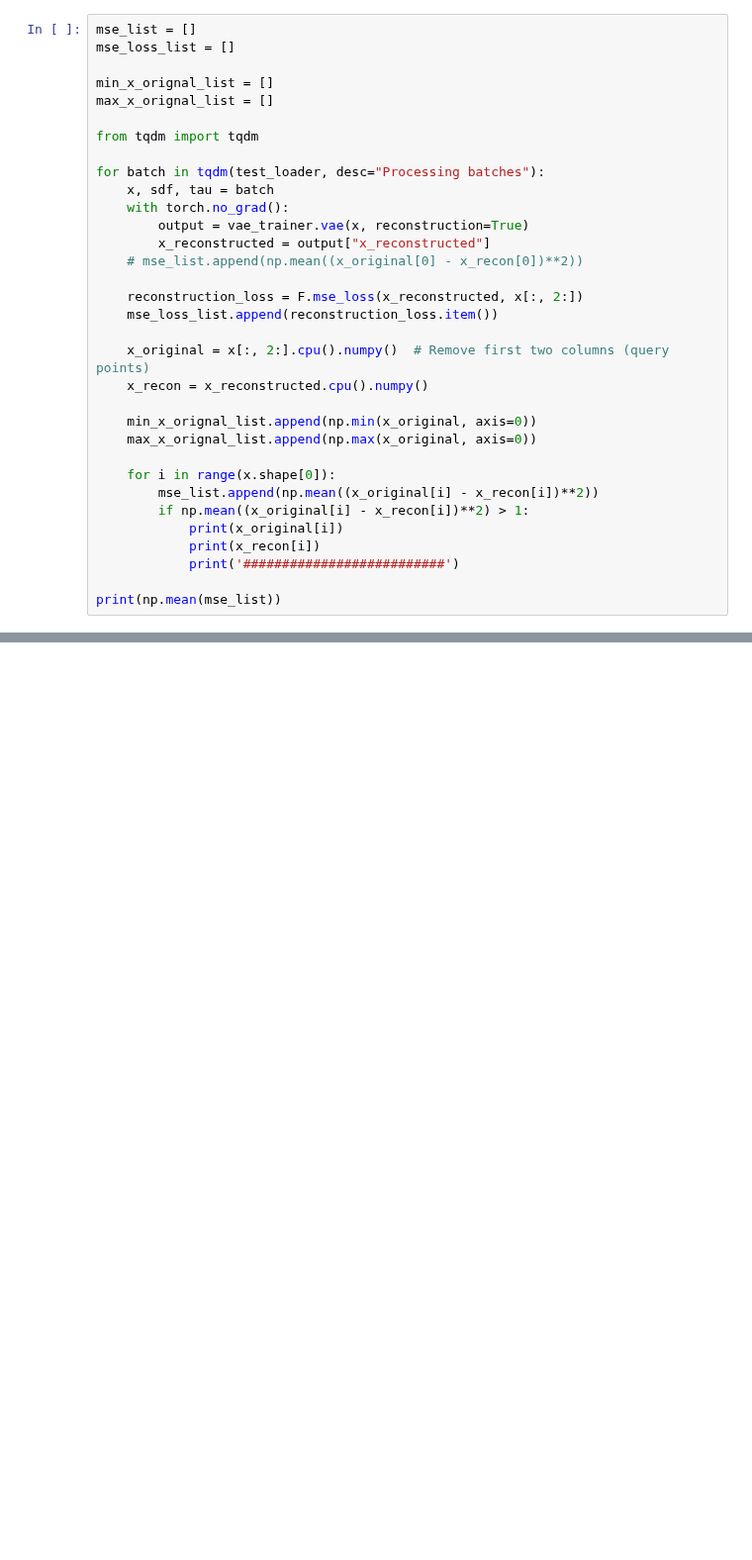
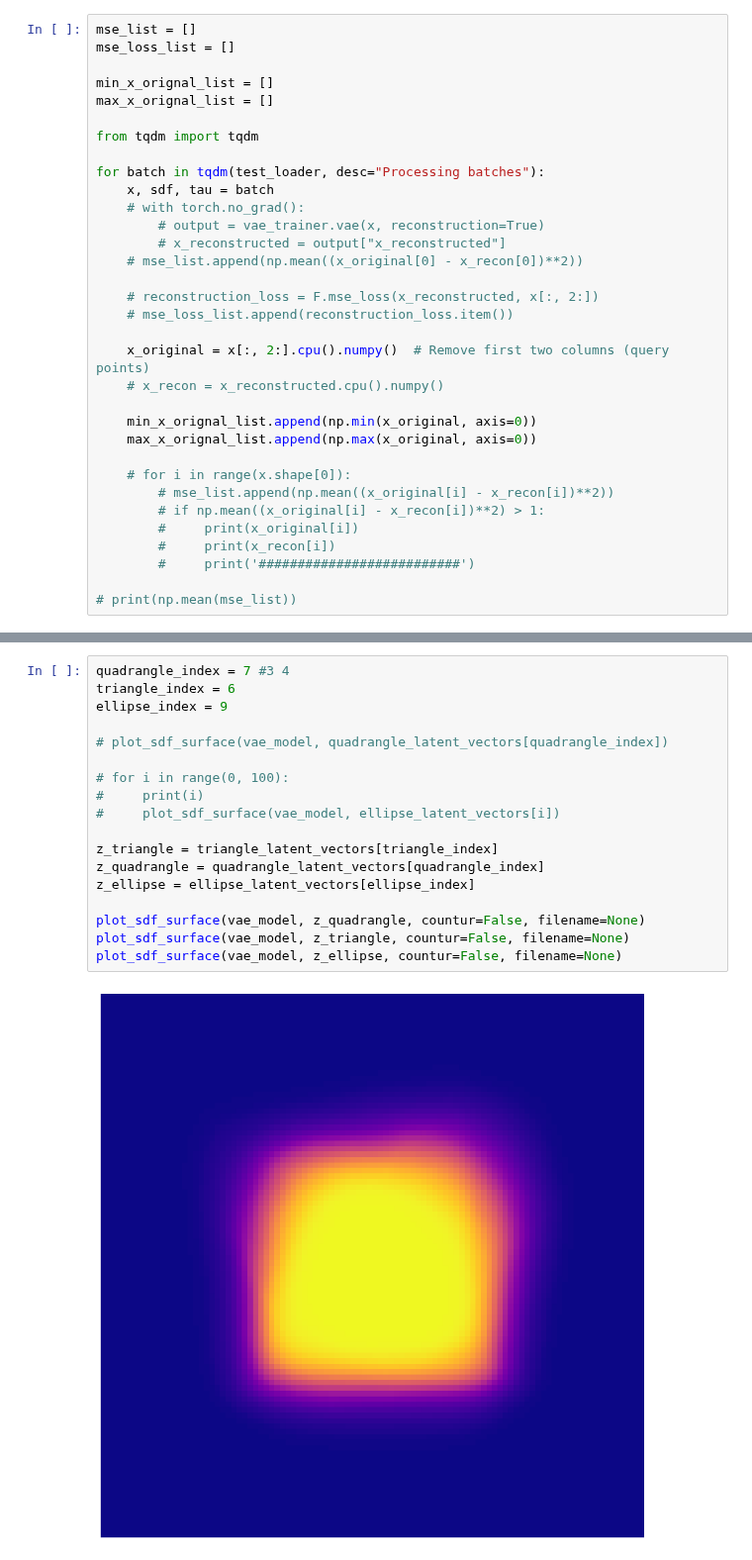
Before and after one commit to Alexander19970212/NHSDF-TOp, a Jupyter notebook: train/VAE_HvDec_training_after_recon.ipynb, the cells around one changed output, grey strips where cells are left out. Shown at 99% size. Saved outputs shown, nothing was run; the diff lists cells and outputs as text; blank space fills up the shorter version.

Commit message:
[ADD] Hev trainin after recon

```diff
--- a/train/VAE_HvDec_training_after_recon.ipynb
+++ b/train/VAE_HvDec_training_after_recon.ipynb
@@ -334,25 +309,25 @@ from tqdm import tqdm
 
 for batch in tqdm(test_loader, desc="Processing batches"):
     x, sdf, tau = batch
-    with torch.no_grad():
-        output = vae_trainer.vae(x, reconstruction=True)
-        x_reconstructed = output["x_reconstructed"]
+    # with torch.no_grad():
+        # output = vae_trainer.vae(x, reconstruction=True)
+        # x_reconstructed = output["x_reconstructed"]
     # mse_list.append(np.mean((x_original[0] - x_recon[0])**2))
 
-    reconstruction_loss = F.mse_loss(x_reconstructed, x[:, 2:])
-    mse_loss_list.append(reconstruction_loss.item())
+    # reconstruction_loss = F.mse_loss(x_reconstructed, x[:, 2:])
+    # mse_loss_list.append(reconstruction_loss.item())
 
     x_original = x[:, 2:].cpu().numpy()  # Remove first two columns (query points)
-    x_recon = x_reconstructed.cpu().numpy()
+    # x_recon = x_reconstructed.cpu().numpy()
 
     min_x_orignal_list.append(np.min(x_original, axis=0))
     max_x_orignal_list.append(np.max(x_original, axis=0))
 
-    for i in range(x.shape[0]):
-        mse_list.append(np.mean((x_original[i] - x_recon[i])**2))
-        if np.mean((x_original[i] - x_recon[i])**2) > 1:
-            print(x_original[i])
-            print(x_recon[i])
-            print('##########################')
+    # for i in range(x.shape[0]):
+        # mse_list.append(np.mean((x_original[i] - x_recon[i])**2))
+        # if np.mean((x_original[i] - x_recon[i])**2) > 1:
+        #     print(x_original[i])
+        #     print(x_recon[i])
+        #     print('##########################')
 
-print(np.mean(mse_list))
+# print(np.mean(mse_list))
@@ -417,0 +799,20 @@ mse_list
+# %%
+quadrangle_index = 7 #3 4
+triangle_index = 6
+ellipse_index = 9
+
+# plot_sdf_surface(vae_model, quadrangle_latent_vectors[quadrangle_index])
+
+# for i in range(0, 100):
+#     print(i)
+#     plot_sdf_surface(vae_model, ellipse_latent_vectors[i])
+
+z_triangle = triangle_latent_vectors[triangle_index]
+z_quadrangle = quadrangle_latent_vectors[quadrangle_index]
+z_ellipse = ellipse_latent_vectors[ellipse_index]
+
+plot_sdf_surface(vae_model, z_quadrangle, countur=False, filename=None)
+plot_sdf_surface(vae_model, z_triangle, countur=False, filename=None)
+plot_sdf_surface(vae_model, z_ellipse, countur=False, filename=None)
+# %% [output]
+[figure, added]
```
Also changed, not shown: parts of 17 cells of this notebook, 9 other files.
